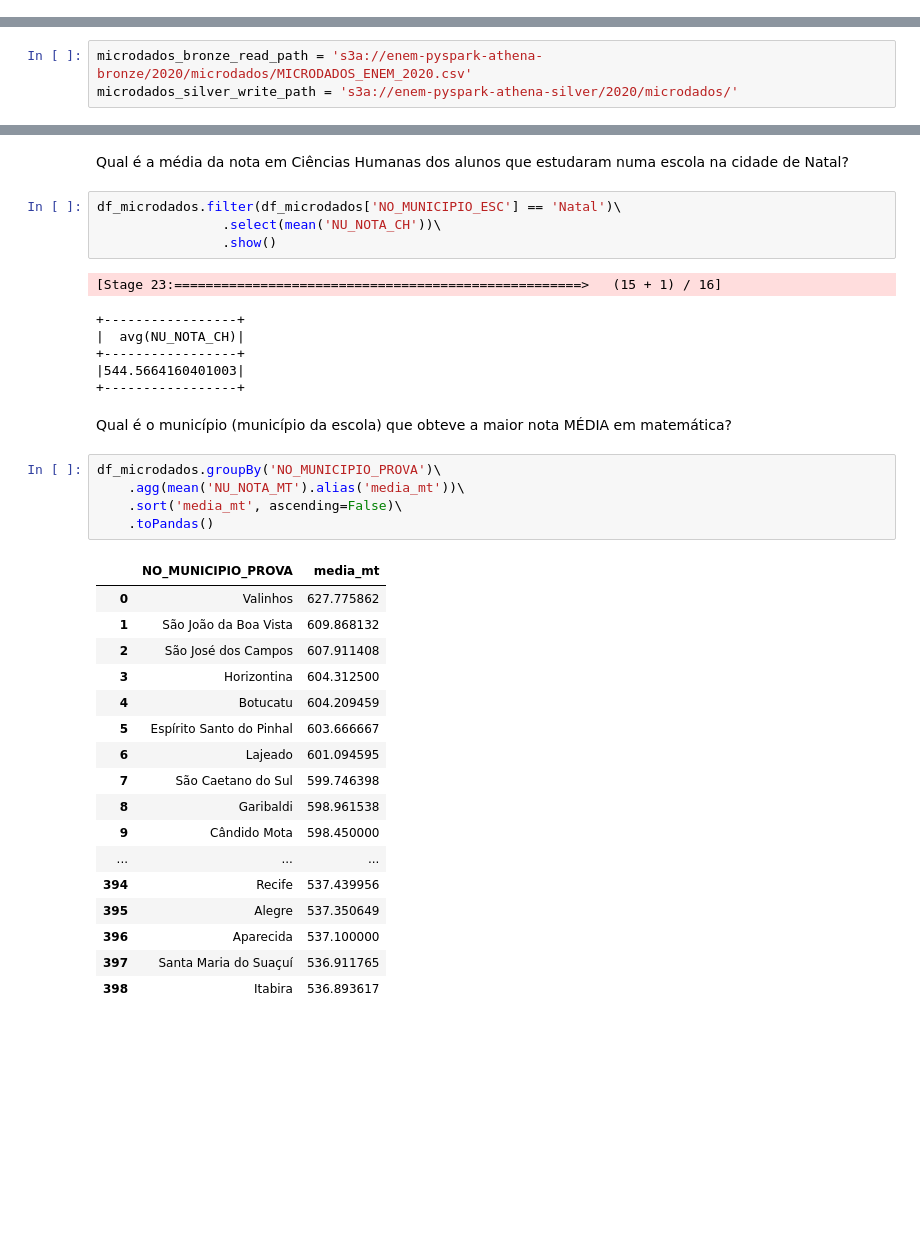
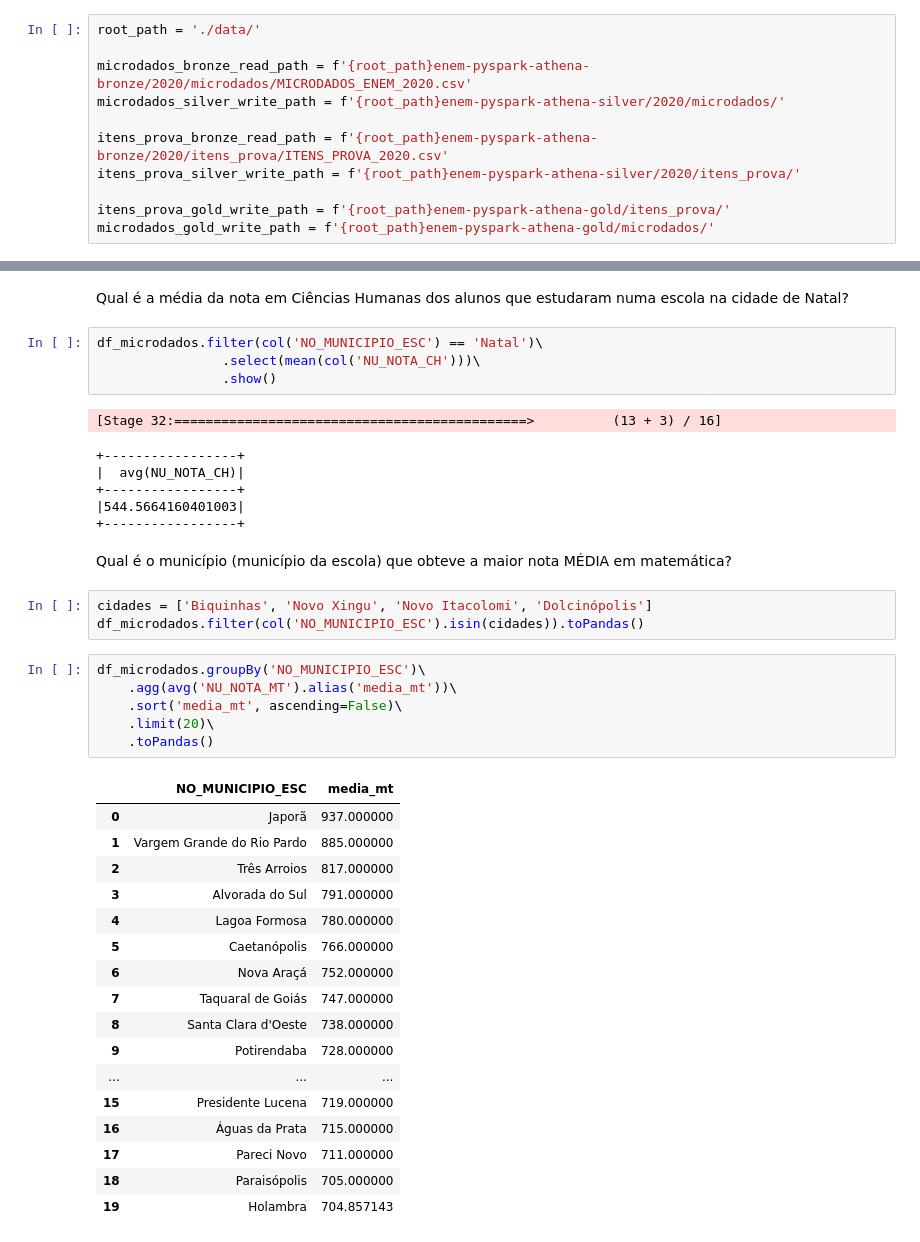
Before and after one commit to GusAlmeida93/enem-pyspark-athena, a Jupyter notebook: eda.ipynb, the cells around one changed output, grey strips where cells are left out. Saved outputs shown, nothing was run; the diff lists cells and outputs as text; blank space fills up the shorter version.

```diff
--- a/eda.ipynb
+++ b/eda.ipynb
@@ -53,5 +49,16 @@ org.apache.hadoop#hadoop-aws added as a dependency
 Setting default log level to "WARN".
 To adjust logging level use sc.setLogLevel(newLevel). For SparkR, use setLogLevel(newLevel).
+# %%
+root_path = './data/'
+
+microdados_bronze_read_path = f'{root_path}enem-pyspark-athena-bronze/2020/microdados/MICRODADOS_ENEM_2020.csv'
+microdados_silver_write_path = f'{root_path}enem-pyspark-athena-silver/2020/microdados/'
+
+itens_prova_bronze_read_path = f'{root_path}enem-pyspark-athena-bronze/2020/itens_prova/ITENS_PROVA_2020.csv'
+itens_prova_silver_write_path = f'{root_path}enem-pyspark-athena-silver/2020/itens_prova/'
+
+itens_prova_gold_write_path = f'{root_path}enem-pyspark-athena-gold/itens_prova/'
+microdados_gold_write_path = f'{root_path}enem-pyspark-athena-gold/microdados/'
 # %%
 schema_microdados = StructType([
     StructField("NU_INSCRICAO", IntegerType(), True),
@@ -131,9 +138,6 @@ schema_microdados = StructType([
     StructField("Q024", StringType(), True),
     StructField("Q025", StringType(), True),
 ])
-# %%
-microdados_bronze_read_path = 's3a://enem-pyspark-athena-bronze/2020/microdados/MICRODADOS_ENEM_2020.csv'
-microdados_silver_write_path = 's3a://enem-pyspark-athena-silver/2020/microdados/'
 # %%
 df_microdados = spark.read \
         .options(delimiter=';',
@@ -330,11 +324,11 @@ df_microdados.filter(df_microdados['TP_SEXO'] == 'M')\
 # %% [markdown]
 Qual é a média da nota em Ciências Humanas dos alunos que estudaram numa escola na cidade de Natal?
 # %%
-df_microdados.filter(df_microdados['NO_MUNICIPIO_ESC'] == 'Natal')\
-                .select(mean('NU_NOTA_CH'))\
+df_microdados.filter(col('NO_MUNICIPIO_ESC') == 'Natal')\
+                .select(mean(col('NU_NOTA_CH')))\
                 .show()
 # %% [output]
-[Stage 23:====================================================>   (15 + 1) / 16]
+[Stage 32:=============================================>          (13 + 3) / 16]
 +-----------------+
 |  avg(NU_NOTA_CH)|
 +-----------------+
@@ -342,26 +336,30 @@ df_microdados.filter(df_microdados['NO_MUNICIPIO_ESC'] == 'Natal')\
 +-----------------+
 # %% [markdown]
 Qual é o município (município da escola) que obteve a maior nota MÉDIA em matemática?
+# %%
+cidades = ['Biquinhas', 'Novo Xingu', 'Novo Itacolomi', 'Dolcinópolis']
+df_microdados.filter(col('NO_MUNICIPIO_ESC').isin(cidades)).toPandas()
 # %%
-df_microdados.groupBy('NO_MUNICIPIO_PROVA')\
-    .agg(mean('NU_NOTA_MT').alias('media_mt'))\
+df_microdados.groupBy('NO_MUNICIPIO_ESC')\
+    .agg(avg('NU_NOTA_MT').alias('media_mt'))\
     .sort('media_mt', ascending=False)\
+    .limit(20)\
     .toPandas()
 # %% [output]
-|  | NO_MUNICIPIO_PROVA | media_mt |
-| 0 | Valinhos | 627.775862 |
-| 1 | São João da Boa Vista | 609.868132 |
-| 2 | São José dos Campos | 607.911408 |
-| 3 | Horizontina | 604.312500 |
-| 4 | Botucatu | 604.209459 |
-| 5 | Espírito Santo do Pinhal | 603.666667 |
-| 6 | Lajeado | 601.094595 |
-| 7 | São Caetano do Sul | 599.746398 |
-| 8 | Garibaldi | 598.961538 |
-| 9 | Cândido Mota | 598.450000 |
+|  | NO_MUNICIPIO_ESC | media_mt |
+| 0 | Japorã | 937.000000 |
+| 1 | Vargem Grande do Rio Pardo | 885.000000 |
+| 2 | Três Arroios | 817.000000 |
+| 3 | Alvorada do Sul | 791.000000 |
+| 4 | Lagoa Formosa | 780.000000 |
+| 5 | Caetanópolis | 766.000000 |
+| 6 | Nova Araçá | 752.000000 |
+| 7 | Taquaral de Goiás | 747.000000 |
+| 8 | Santa Clara d'Oeste | 738.000000 |
+| 9 | Potirendaba | 728.000000 |
 | ... | ... | ... |
-| 394 | Recife | 537.439956 |
-| 395 | Alegre | 537.350649 |
-| 396 | Aparecida | 537.100000 |
-| 397 | Santa Maria do Suaçuí | 536.911765 |
-| 398 | Itabira | 536.893617 |
+| 15 | Presidente Lucena | 719.000000 |
+| 16 | Águas da Prata | 715.000000 |
+| 17 | Pareci Novo | 711.000000 |
+| 18 | Paraisópolis | 705.000000 |
+| 19 | Holambra | 704.857143 |
```
Also changed, not shown: parts of 20 cells of this notebook, 1 other file.
